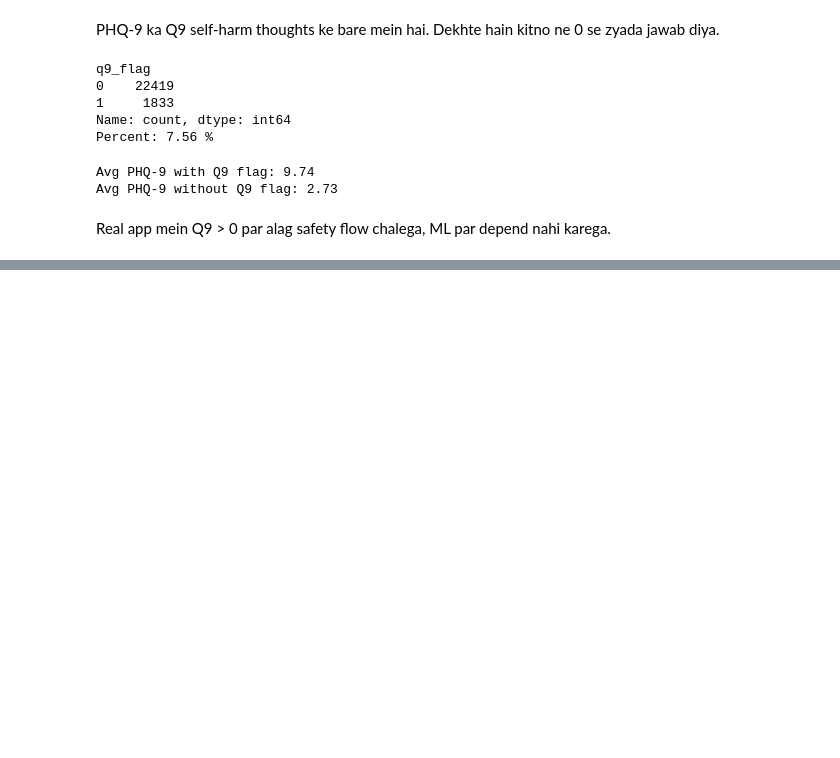
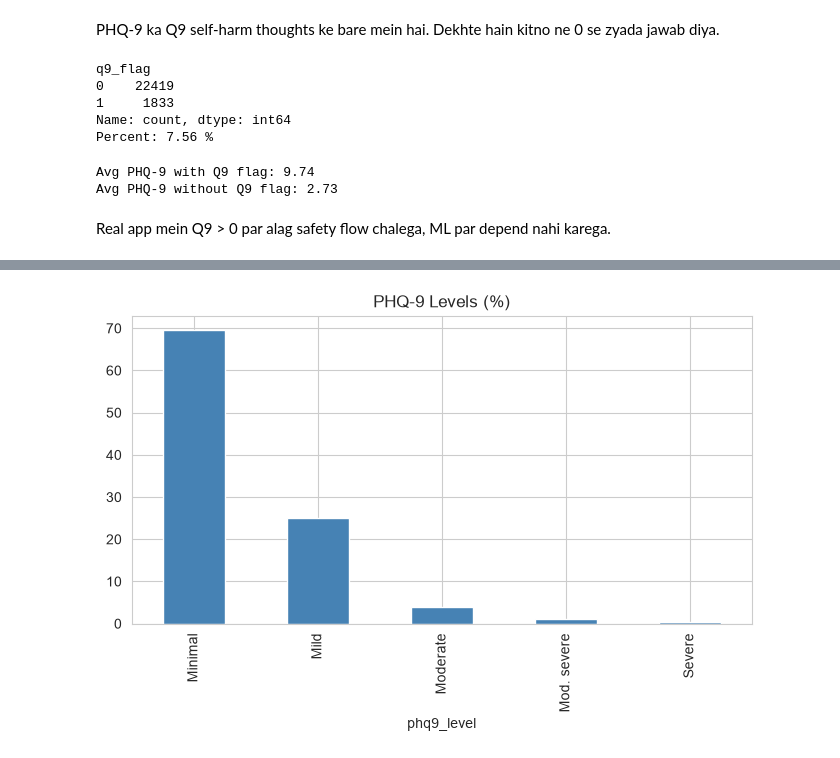
Before and after one commit to Bhoomikamalik81/MindCheck, a Jupyter notebook: mind_check_depression_anxiety_screening.ipynb, the cells around one changed output, grey strips where cells are left out. Saved outputs shown, nothing was run; the diff lists cells and outputs as text; code cells hidden in the pictures; blank space fills up the shorter version.

```diff
--- a/mind_check_depression_anxiety_screening.ipynb
+++ b/mind_check_depression_anxiety_screening.ipynb
@@ -474,0 +491,5 @@ Real app mein Q9 > 0 par alag safety flow chalega, ML par depend nahi karega.
+# %%
+phq_pct = df["phq9_level"].value_counts(normalize=True).sort_index() * 100
+gad_pct = df["gad7_level"].value_counts(normalize=True).sort_index() * 100
+print(phq_pct.round(2))
+print(gad_pct.round(2))
@@ -474,0 +510,7 @@ Real app mein Q9 > 0 par alag safety flow chalega, ML par depend nahi karega.
+# %%
+plt.figure(figsize=(8, 4))
+phq_pct.plot(kind="bar", color="steelblue")
+plt.title("PHQ-9 Levels (%)")
+plt.show()
+# %% [output]
+[figure, added]
```
Also changed, not shown: parts of 26 cells of this notebook.
